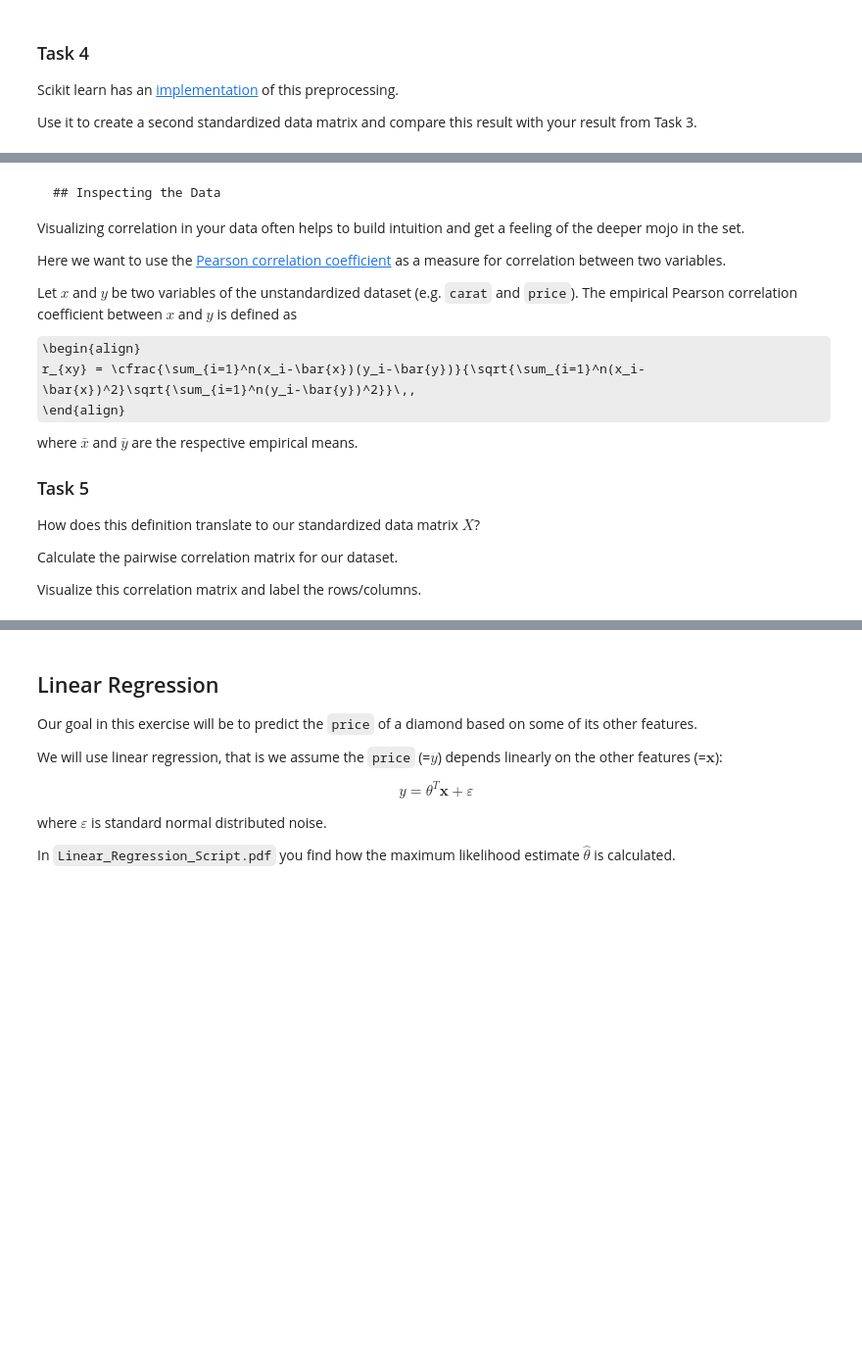
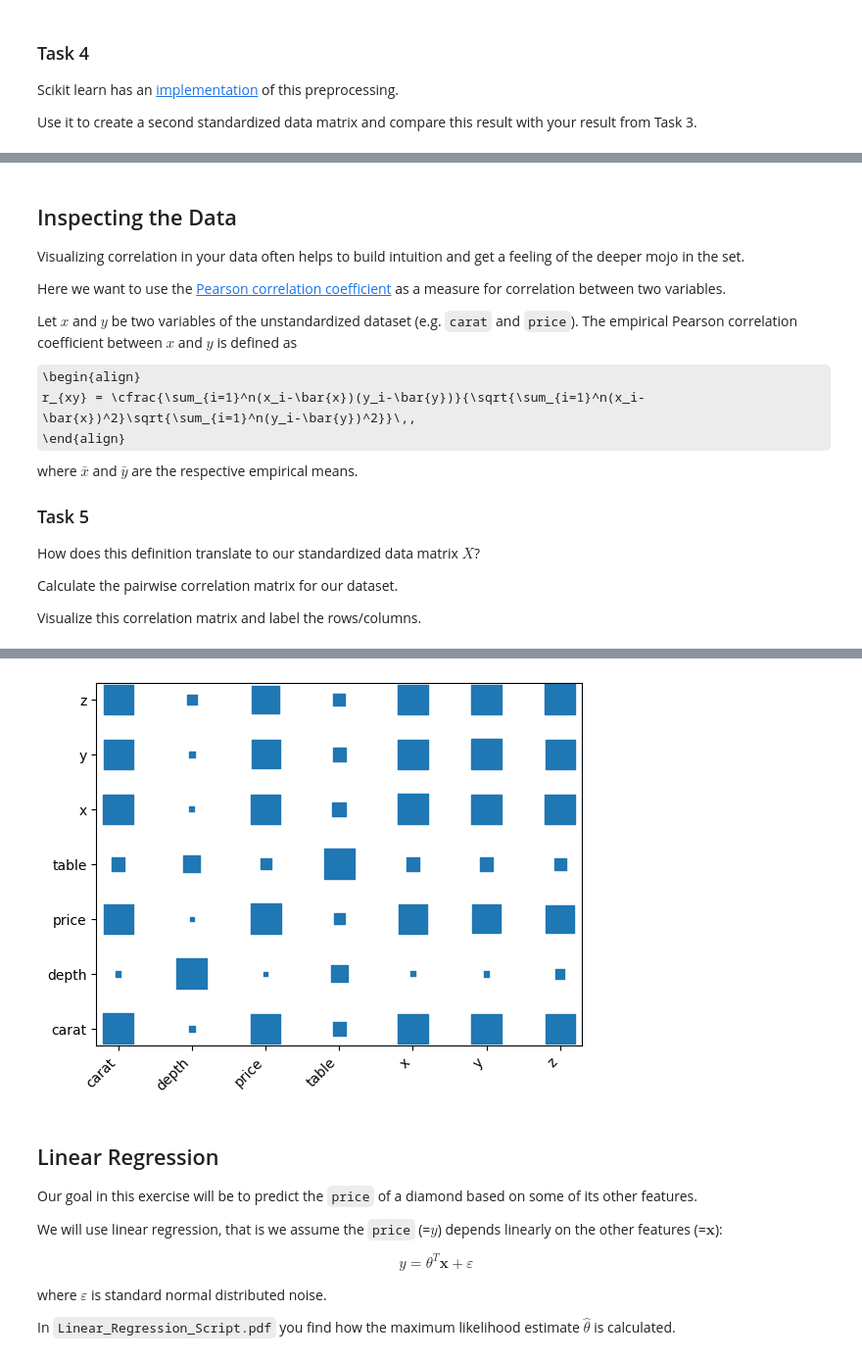
Before and after one commit to HerrMotz/AGDML-Lab, a Jupyter notebook: 01_Linear_Regression/01_Linear_Regression.ipynb, the cells around one changed output, grey strips where cells are left out. Shown at 98% size. Cells and saved outputs as stored; diff of their text form; code cells hidden in the pictures; some formulas as TeX source; blank space fills up the shorter version.

```diff
--- a/01_Linear_Regression/01_Linear_Regression.ipynb
+++ b/01_Linear_Regression/01_Linear_Regression.ipynb
@@ -129,7 +129,7 @@ import numpy as np
 
 # TODO: remove discrete variables
 if "cut" in df.columns:
-    df = df.drop("cut", axis=1).drop("color", axis=1).drop("clarity", axis=1)
+    df = df.drop(["cut", "color", "clarity"], axis=1)
 
 # check for missing values
 assert not np.isnan(df.values).any(), "There are missing values!"
@@ -195,8 +195,8 @@ features X_original (53940, 6)
 # %%
 # test equivalence of operations
-for i in np.arange(X.shape[0]):
-    for j in np.arange(X.shape[1]):
-        assert X[i,j] == (X_orig[i,j] - M[j]) / S[j]
+for i in np.arange(X_fitted.shape[0]):
+    for j in np.arange(X_fitted.shape[1]):
+        assert X_fitted[i,j] == (X_unfitted[i,j] - Means[j]) / Standard_deviation[j]
 # %% [markdown]
 ### Task 4
 
@@ -253,5 +248,5 @@ False
 # %% [markdown]
-    ## Inspecting the Data
+## Inspecting the Data
 
 Visualizing correlation in your data often helps to build intuition and get a feeling of the deeper mojo in the set.
 
@@ -278,0 +269,63 @@ Visualize this correlation matrix and label the rows/columns.
+# %%
+# The Pearson correlation coefficient is not sensitive to unstandardised data.
+# It contains the standard deviation in the denominator for each variables
+
+# TODO: calculate correlation matrix
+def pcc(x, y):
+    mean_x = np.mean(x)
+    mean_y = np.mean(y)
+
+    covariance = np.sum( (x - mean_x) * (y - mean_y ) )
+    denominator = np.sqrt( np.sum( (x - mean_x)**2 ) ) * np.sqrt( ( np.sum( (y - mean_y)**2 ) ) )
+
+    return covariance / denominator
+
+shape1 = X_fitted.shape[1]
+correllation_matrix = np.zeros((shape1, shape1))
+
+for i in range(shape1):
+    for j in range(shape1):
+        correllation_matrix[i][j] = pcc(X_fitted.transpose()[i], X_fitted.transpose()[j])
+
+_cols = df.columns
+
+correllation_matrix = pd.DataFrame(correllation_matrix, _cols, _cols)
+pm("Correlation matrix", correllation_matrix)
+
+pm("Correlation pandas", df.corr())
+
+# TODO: visualize correlation matrix
+# Source: https://towardsdatascience.com/better-heatmaps-and-correlation-matrix-plots-in-python-41445d0f2bec
+
+import matplotlib.pyplot as plt
+def heatmap(x, y, size):
+    fig, ax = plt.subplots()
+
+    # Mapping from column names to integer coordinates
+    x_labels = [v for v in sorted(x.unique())]
+    y_labels = [v for v in sorted(y.unique())]
+    x_to_num = {p[1]:p[0] for p in enumerate(x_labels)}
+    y_to_num = {p[1]:p[0] for p in enumerate(y_labels)}
+
+    size_scale = 500
+    ax.scatter(
+        x=x.map(x_to_num), # Use mapping for x
+        y=y.map(y_to_num), # Use mapping for y
+        s=size * size_scale, # Vector of square sizes, proportional to size parameter
+        marker='s' # Use square as scatterplot marker
+    )
+
+    # Show column labels on the axes
+    ax.set_xticks([x_to_num[v] for v in x_labels])
+    ax.set_xticklabels(x_labels, rotation=45, horizontalalignment='right')
+    ax.set_yticks([y_to_num[v] for v in y_labels])
+    ax.set_yticklabels(y_labels)
+
+corr = pd.melt(correllation_matrix.reset_index(), id_vars='index') # Unpivot the dataframe, so we can get a pair of arrays for x and y
+corr.columns = ['x', 'y', 'value']
+heatmap(
+    x=corr['x'],
+    y=corr['y'],
+    size=corr['value'].abs()
+)
+# %% [output]
@@ -279,3 +351,4 @@ Visualize this correlation matrix and label the rows/columns.
+[figure, added]
 # %% [markdown]
 ## Linear Regression
 
```
Also changed, not shown: parts of 14 cells of this notebook.
